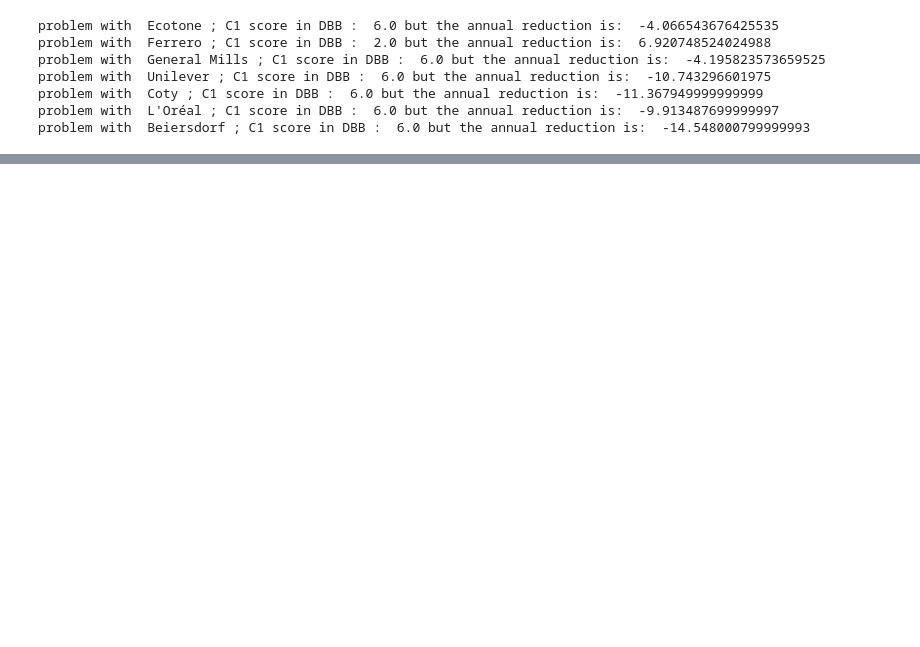
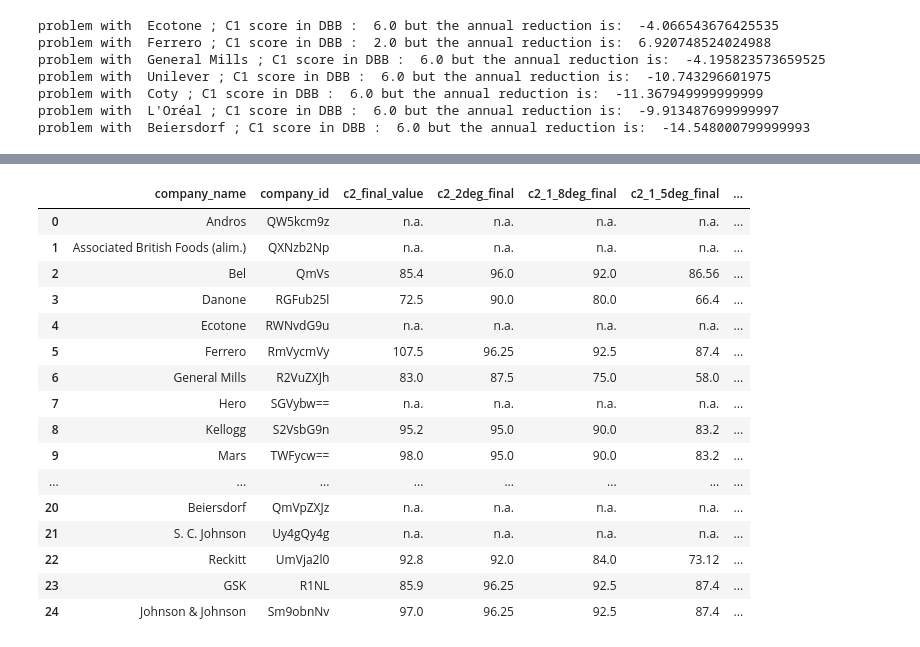
Before and after one commit to dataforgoodfr/batch10_notaclimat, a Jupyter notebook: data_engineering/data_engineering_1.ipynb, the cells around one changed output, grey strips where cells are left out. Drawn from its saved outputs; the diff is of its cells as text; code cells hidden in the pictures; blank space fills up the shorter version.

```diff
--- a/data_engineering/data_engineering_1.ipynb
+++ b/data_engineering/data_engineering_1.ipynb
@@ -235,0 +392,20 @@ problem with  Coty ; C2 score in DBB :  3.0 but the annual reduction is:  0.1000
+# %%
+df_data_viz[["company_name","company_id","c2_final_value","c2_2deg_final","c2_1_8deg_final","c2_1_5deg_final","C2_final_date","C2_initial_date"]]
+# %% [output]
+|  | company_name | company_id | c2_final_value | c2_2deg_final | c2_1_8deg_final | c2_1_5deg_final | ... |
+| 0 | Andros | QW5kcm9z | n.a. | n.a. | n.a. | n.a. | ... |
+| 1 | Associated British Foods (alim.) | QXNzb2Np | n.a. | n.a. | n.a. | n.a. | ... |
+| 2 | Bel | QmVs | 85.4 | 96.0 | 92.0 | 86.56 | ... |
+| 3 | Danone | RGFub25l | 72.5 | 90.0 | 80.0 | 66.4 | ... |
+| 4 | Ecotone | RWNvdG9u | n.a. | n.a. | n.a. | n.a. | ... |
+| 5 | Ferrero | RmVycmVy | 107.5 | 96.25 | 92.5 | 87.4 | ... |
+| 6 | General Mills | R2VuZXJh | 83.0 | 87.5 | 75.0 | 58.0 | ... |
+| 7 | Hero | SGVybw== | n.a. | n.a. | n.a. | n.a. | ... |
+| 8 | Kellogg | S2VsbG9n | 95.2 | 95.0 | 90.0 | 83.2 | ... |
+| 9 | Mars | TWFycw== | 98.0 | 95.0 | 90.0 | 83.2 | ... |
+| ... | ... | ... | ... | ... | ... | ... | ... |
+| 20 | Beiersdorf | QmVpZXJz | n.a. | n.a. | n.a. | n.a. | ... |
+| 21 | S. C. Johnson | Uy4gQy4g | n.a. | n.a. | n.a. | n.a. | ... |
+| 22 | Reckitt | UmVja2l0 | 92.8 | 92.0 | 84.0 | 73.12 | ... |
+| 23 | GSK | R1NL | 85.9 | 96.25 | 92.5 | 87.4 | ... |
+| 24 | Johnson & Johnson | Sm9obnNv | 97.0 | 96.25 | 92.5 | 87.4 | ... |
```
Also changed, not shown: parts of 36 cells of this notebook.
